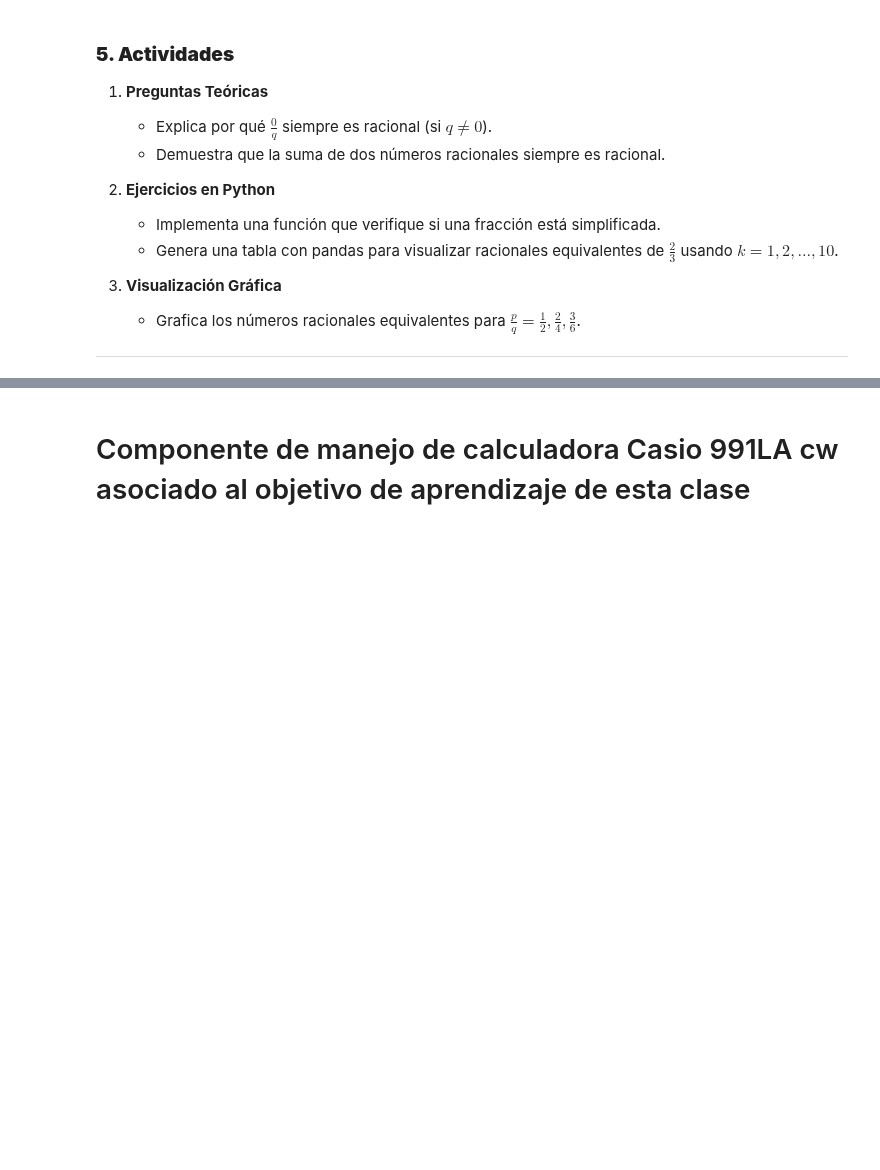
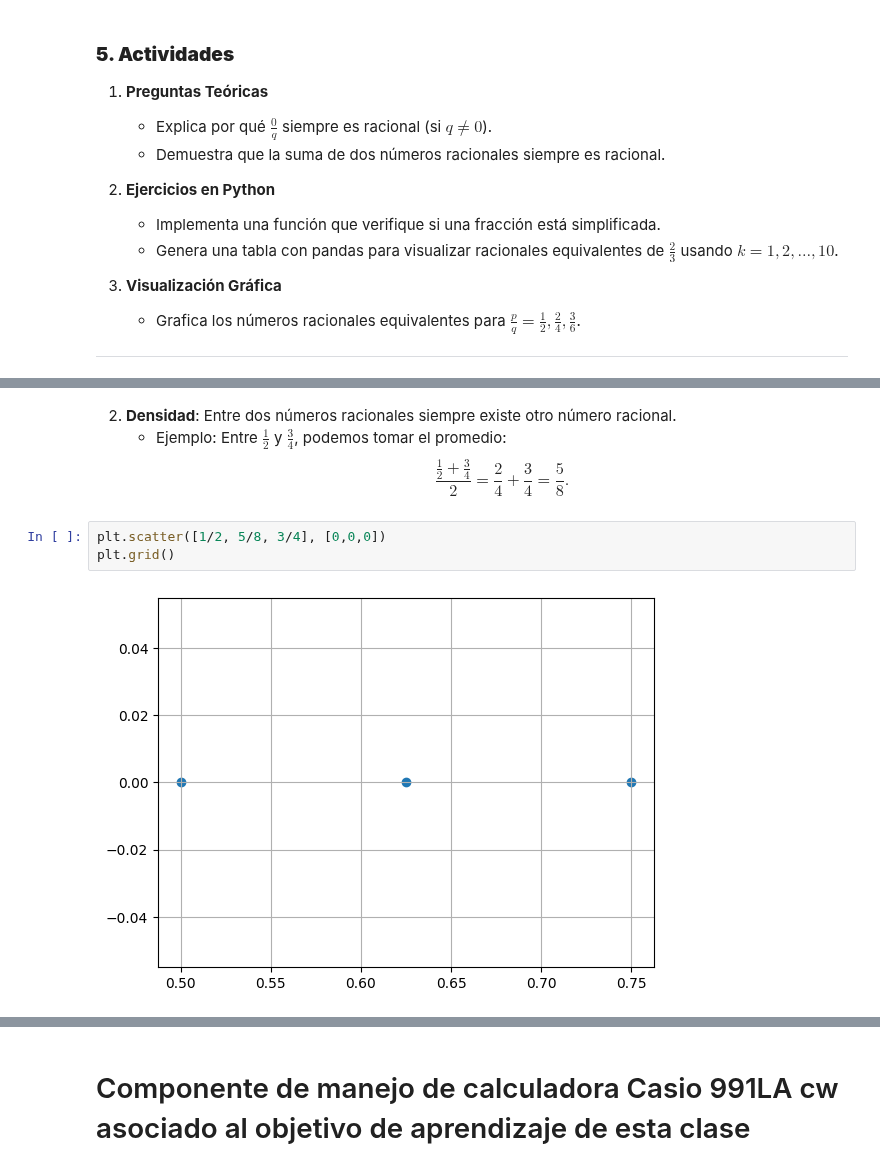
Before and after one commit to marco-canas/5_Fundamentos-de-la-aritm-tica, a Jupyter notebook: clases/5_racionales/1_fracciones/1_fracciones.ipynb, the cells around one changed output, grey strips where cells are left out. Drawn from its saved outputs; the diff is of its cells as text; blank space fills up the shorter version.

```diff
--- a/clases/5_racionales/1_fracciones/1_fracciones.ipynb
+++ b/clases/5_racionales/1_fracciones/1_fracciones.ipynb
@@ -584,0 +509,12 @@ plot_rational_operations()
+# %% [markdown]
+
+2. **Densidad**: Entre dos números racionales siempre existe otro número racional.
+   - Ejemplo: Entre $\frac{1}{2}$ y $\frac{3}{4}$, podemos tomar el promedio:
+     $$
+     \frac{\frac{1}{2} + \frac{3}{4}}{2} = \frac{2}{4} + \frac{3}{4} = \frac{5}{8}.
+     $$
+# %%
+plt.scatter([1/2, 5/8, 3/4], [0,0,0])
+plt.grid()
+# %% [output]
+[figure, added]
```
Also changed, not shown: parts of 108 cells of this notebook.
